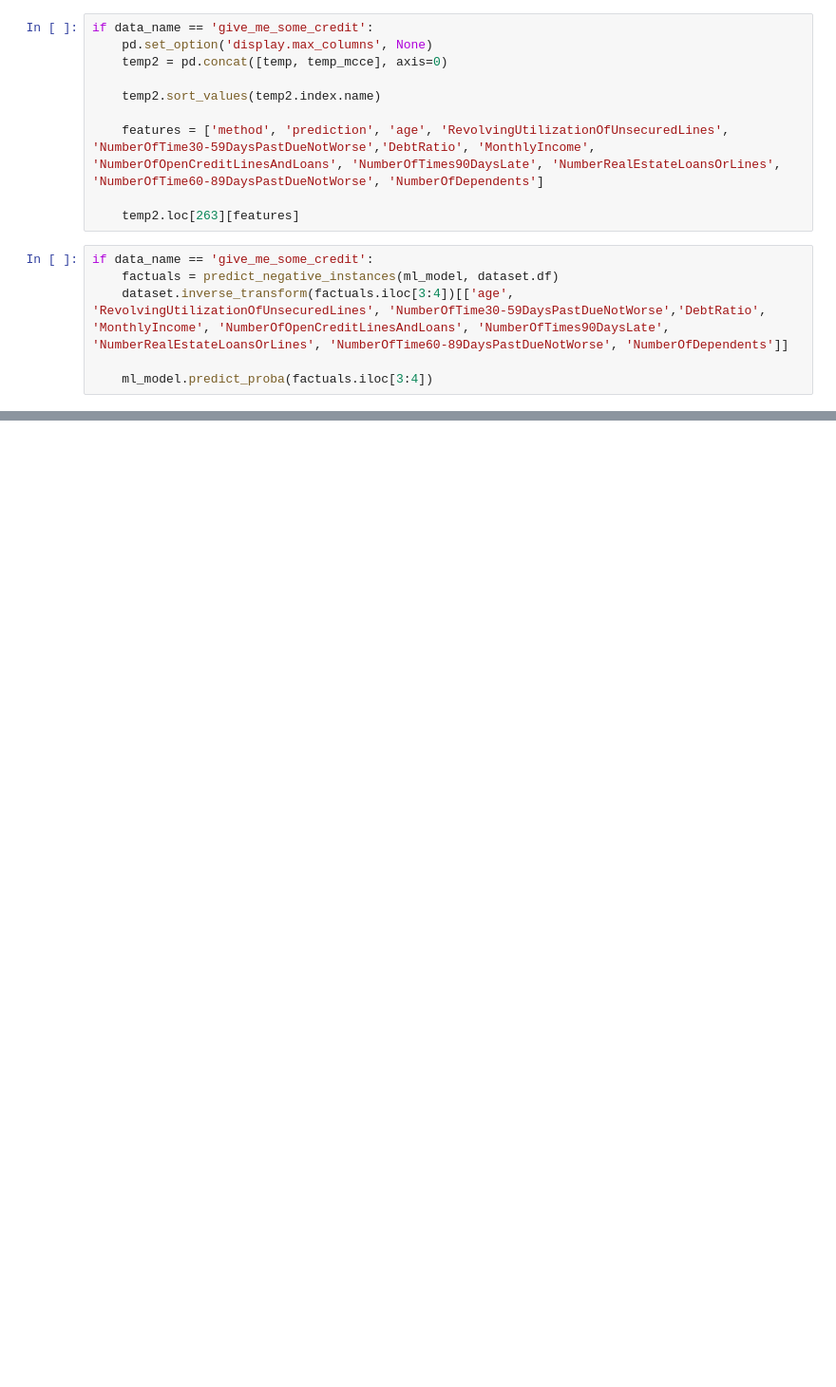
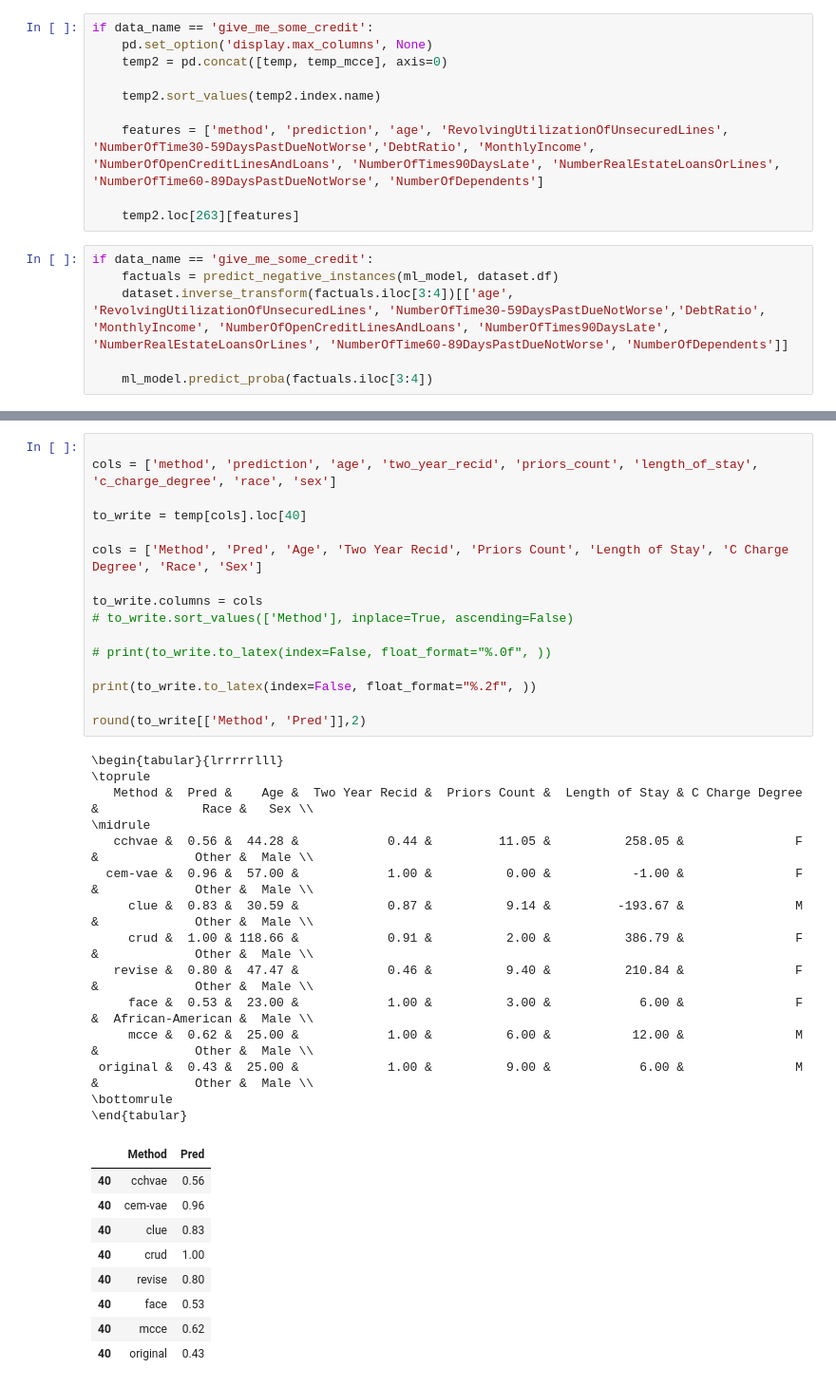
Before and after one commit to NorskRegnesentral/mccepy, a Jupyter notebook: 1-generate_carla_results_with_new_carla.ipynb, the cells around one changed output, grey strips where cells are left out. Shown at 95% size. Saved outputs shown, nothing was run; the diff lists cells and outputs as text; blank space fills up the shorter version.

```diff
--- a/1-generate_carla_results_with_new_carla.ipynb
+++ b/1-generate_carla_results_with_new_carla.ipynb
@@ -623,0 +680,40 @@ if data_name == 'give_me_some_credit':
+# %%
+
+cols = ['method', 'prediction', 'age', 'two_year_recid', 'priors_count', 'length_of_stay', 'c_charge_degree', 'race', 'sex']
+
+to_write = temp[cols].loc[40]
+
+cols = ['Method', 'Pred', 'Age', 'Two Year Recid', 'Priors Count', 'Length of Stay', 'C Charge Degree', 'Race', 'Sex']
+
+to_write.columns = cols
+# to_write.sort_values(['Method'], inplace=True, ascending=False)
+
+# print(to_write.to_latex(index=False, float_format="%.0f", ))
+
+print(to_write.to_latex(index=False, float_format="%.2f", ))
+
+round(to_write[['Method', 'Pred']],2)
+# %% [output]
+\begin{tabular}{lrrrrrlll}
+\toprule
+   Method &  Pred &    Age &  Two Year Recid &  Priors Count &  Length of Stay & C Charge Degree &              Race &   Sex \\
+\midrule
+   cchvae &  0.56 &  44.28 &            0.44 &         11.05 &          258.05 &               F &             Other &  Male \\
+  cem-vae &  0.96 &  57.00 &            1.00 &          0.00 &           -1.00 &               F &             Other &  Male \\
+     clue &  0.83 &  30.59 &            0.87 &          9.14 &         -193.67 &               M &             Other &  Male \\
+     crud &  1.00 & 118.66 &            0.91 &          2.00 &          386.79 &               F &             Other &  Male \\
+   revise &  0.80 &  47.47 &            0.46 &          9.40 &          210.84 &               F &             Other &  Male \\
+     face &  0.53 &  23.00 &            1.00 &          3.00 &            6.00 &               F &  African-American &  Male \\
+     mcce &  0.62 &  25.00 &            1.00 &          6.00 &           12.00 &               M &             Other &  Male \\
+ original &  0.43 &  25.00 &            1.00 &          9.00 &            6.00 &               M &             Other &  Male \\
+\bottomrule
+\end{tabular}
+|  | Method | Pred |
+| 40 | cchvae | 0.56 |
+| 40 | cem-vae | 0.96 |
+| 40 | clue | 0.83 |
+| 40 | crud | 1.00 |
+| 40 | revise | 0.80 |
+| 40 | face | 0.53 |
+| 40 | mcce | 0.62 |
+| 40 | original | 0.43 |
```
Also changed, not shown: parts of 12 cells of this notebook, 4 other files.
